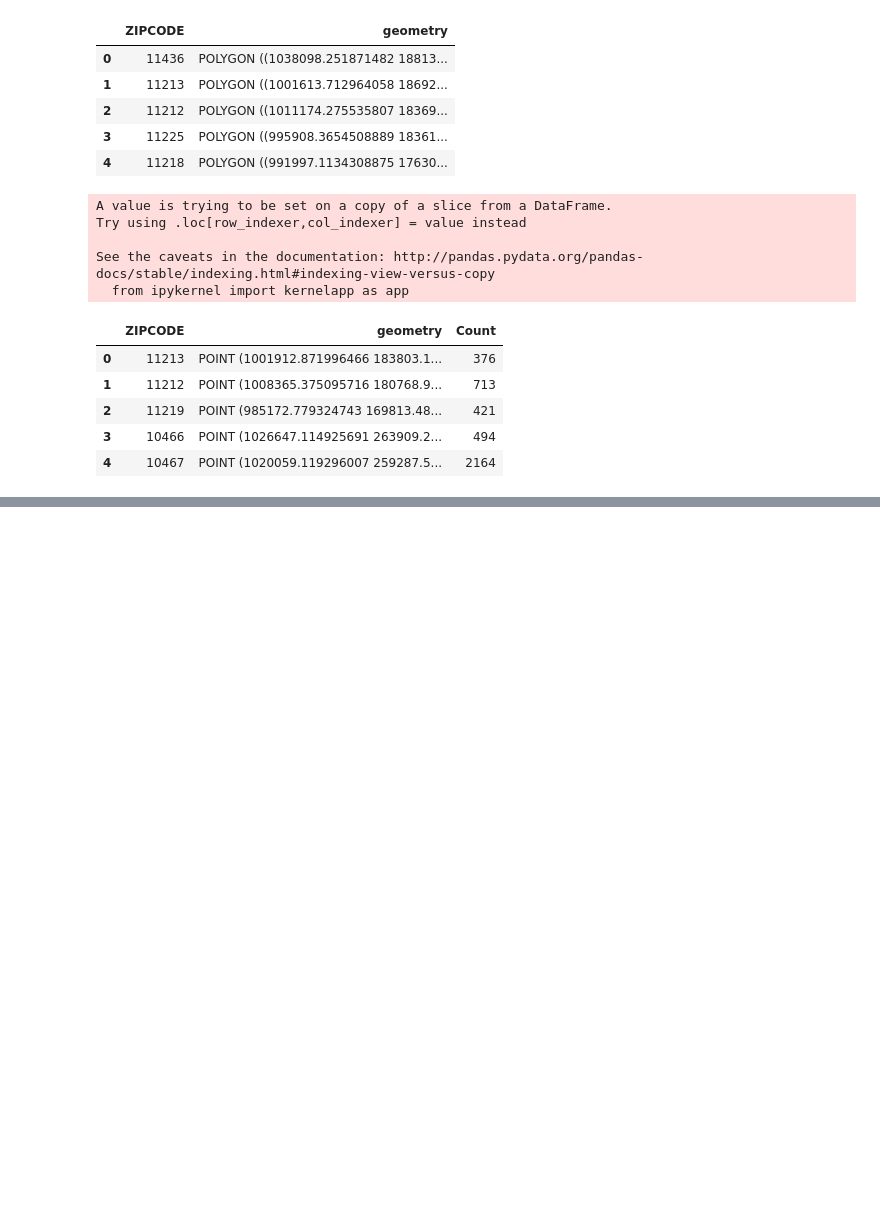
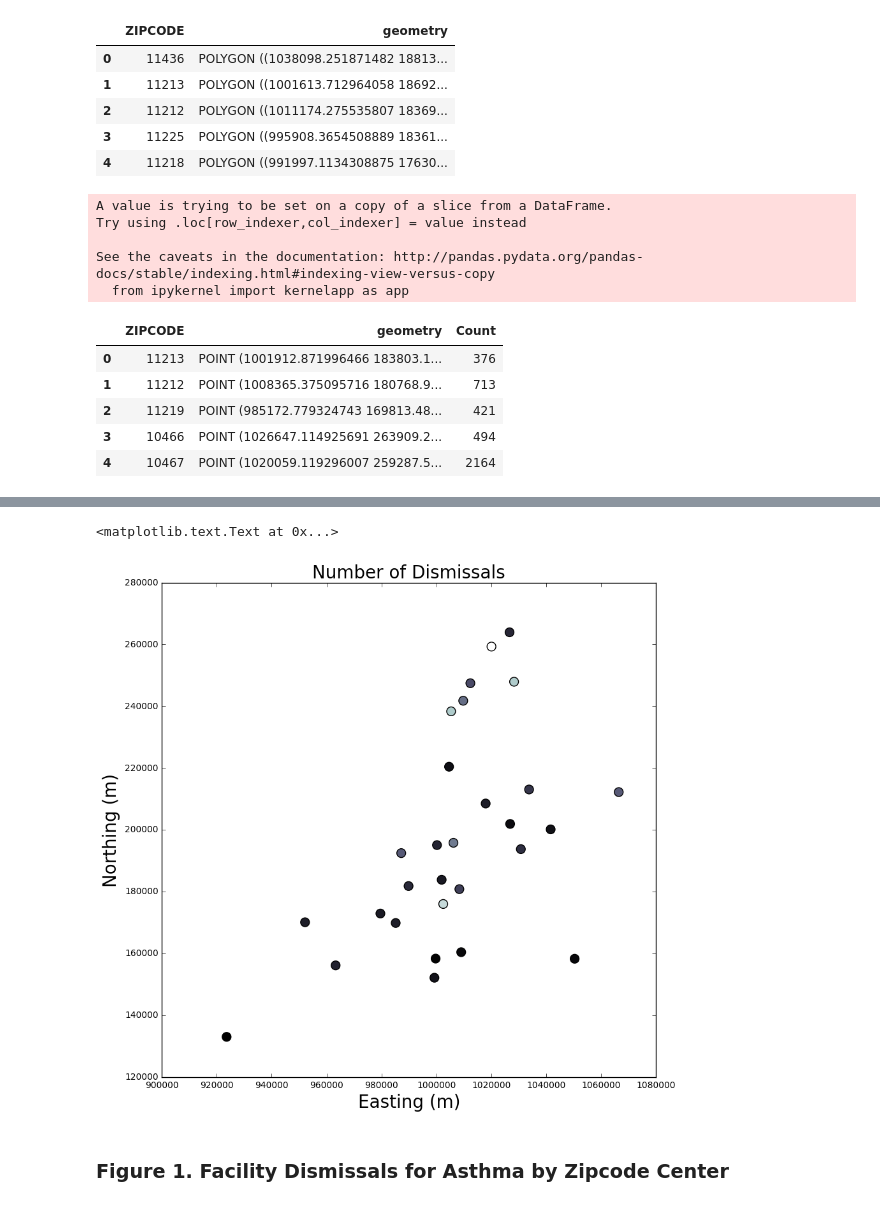
Before and after one commit to kdr276/PUI2016_kdr276, a Jupyter notebook: HW12_kdr276/ExtraCredit_kdr276.ipynb, the cells around one changed output, grey strips where cells are left out. Drawn from its saved outputs; the diff is of its cells as text; code cells hidden in the pictures; blank space fills up the shorter version.

Commit message:
Update Assignemnt 1 to include plot

```diff
--- a/HW12_kdr276/ExtraCredit_kdr276.ipynb
+++ b/HW12_kdr276/ExtraCredit_kdr276.ipynb
@@ -95,3 +99,7 @@ zipcode_merged.head()
 | 2 | 11219 | POINT (985172.779324743 169813.48... | 421 |
 | 3 | 10466 | POINT (1026647.114925691 263909.2... | 494 |
 | 4 | 10467 | POINT (1020059.119296007 259287.5... | 2164 |
+# %%
+# Create 3 dimensional array, length equal to merged zipcode data (29 records)
+krigdata = np.zeros((len(zipcode_merged),3))
+krigdata
@@ -97,0 +124,9 @@ zipcode_merged.head()
+# %%
+# Write merge data into the array
+
+for x in range(len(krigdata)):
+    krigdata[x][0] = zipcode_merged.Count[x]
+    krigdata[x][1] = zipcode_merged.geometry[x].x
+    krigdata[x][2] = zipcode_merged.geometry[x].y
+
+krigdata
@@ -97,0 +151,12 @@ zipcode_merged.head()
+# %%
+#plot the array
+pl.figure(figsize=(10,10))
+pl.scatter(krigdata[:,1], krigdata[:,2], c=krigdata[:,0], s=100, cmap='bone')
+pl.xlabel("Easting (m)", fontsize=20)
+pl.ylabel("Northing (m)", fontsize=20)
+plt.title("Number of Dismissals", fontsize = 20)
+# %% [output]
+<matplotlib.text.Text at 0x...>
+[figure, added]
+# %% [markdown]
+### Figure 1. Facility Dismissals for Asthma by Zipcode Center
```
Also changed, not shown: parts of 3 cells of this notebook.
